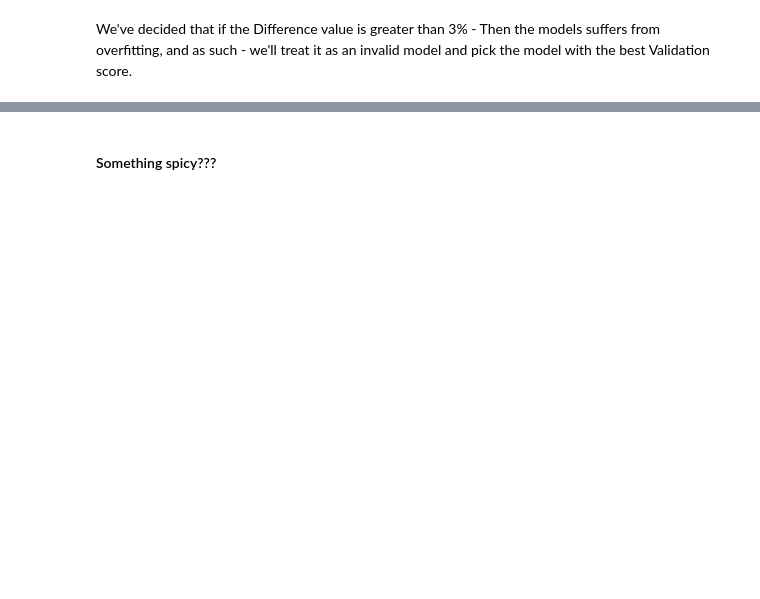
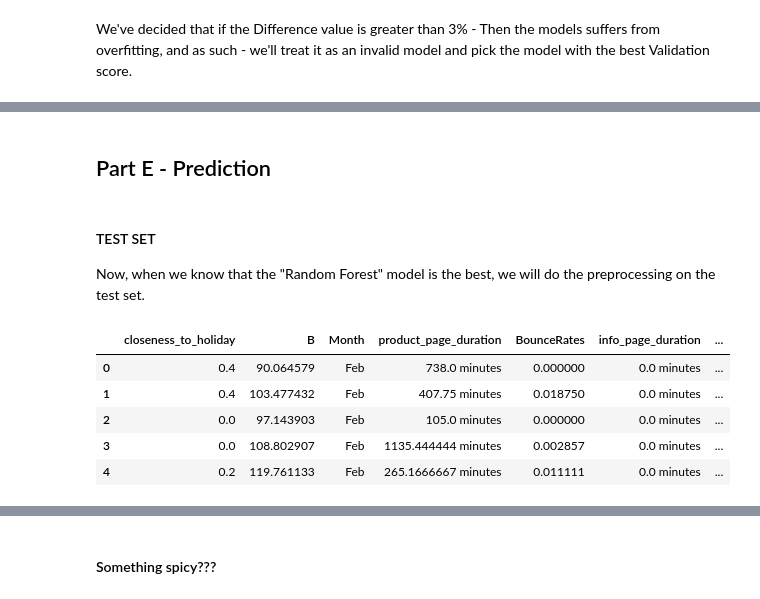
Before and after one commit to daniellepidt/ecommerce-machine-learning, a Jupyter notebook: final/Final_Project_ML_group7.ipynb, the cells around one changed output, grey strips where cells are left out. Drawn from its saved outputs; the diff is of its cells as text; code cells hidden in the pictures; blank space fills up the shorter version.

```diff
--- a/final/Final_Project_ML_group7.ipynb
+++ b/final/Final_Project_ML_group7.ipynb
@@ -1267,0 +1266,17 @@ Name: Model, dtype: object
+# %% [markdown]
+## Part E - Prediction
+# %% [markdown]
+#### TEST SET
+Now, when we know that the "Random Forest" model is the best, we will do the preprocessing on the test set.
+# %%
+test_data = pd.read_csv("test.csv")
+X, y = test_data.iloc[:,:-1], test_data.iloc[:,-1]
+test = X.drop('id',axis=1)
+test.head()
+# %% [output]
+|  | closeness_to_holiday | B | Month | product_page_duration | BounceRates | info_page_duration | ... |
+| 0 | 0.4 | 90.064579 | Feb | 738.0 minutes | 0.000000 | 0.0 minutes | ... |
+| 1 | 0.4 | 103.477432 | Feb | 407.75 minutes | 0.018750 | 0.0 minutes | ... |
+| 2 | 0.0 | 97.143903 | Feb | 105.0 minutes | 0.000000 | 0.0 minutes | ... |
+| 3 | 0.0 | 108.802907 | Feb | 1135.444444 minutes | 0.002857 | 0.0 minutes | ... |
+| 4 | 0.2 | 119.761133 | Feb | 265.1666667 minutes | 0.011111 | 0.0 minutes | ... |
```
Also changed, not shown: parts of 55 cells of this notebook, 1 other file.
